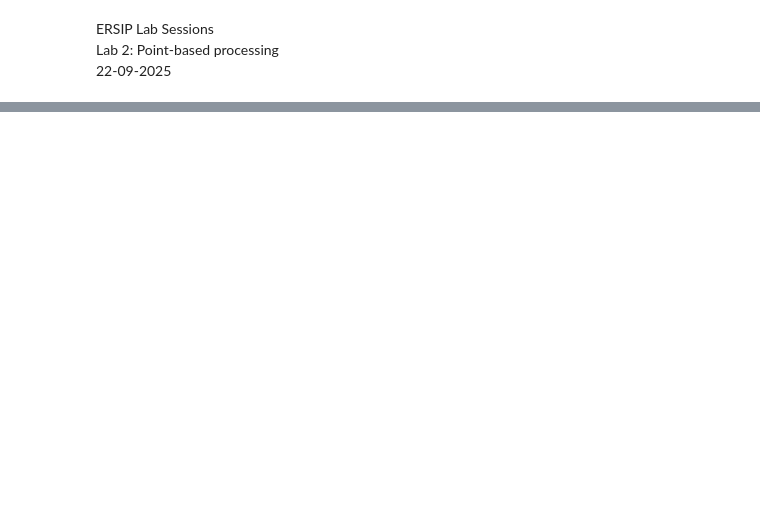
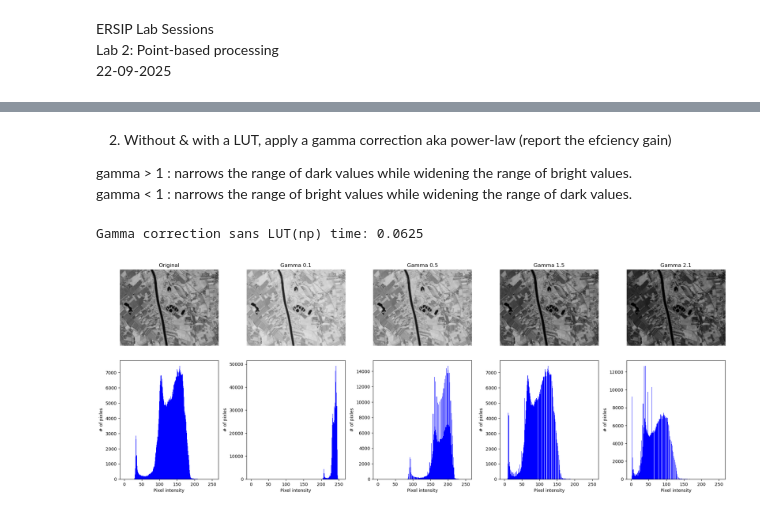
Before and after one commit to Ethel-Ogallo/UBS_ERSIP, a Jupyter notebook: Labs/lab2.ipynb, the cells around one changed output, grey strips where cells are left out. Drawn from its saved outputs; the diff is of its cells as text; code cells hidden in the pictures; blank space fills up the shorter version.

Commit message:
update: point based processing notebook

```diff
--- a/Labs/lab2.ipynb
+++ b/Labs/lab2.ipynb
@@ -73,0 +84,57 @@ plt.plot(chist)
+# %% [markdown]
+2. Without & with a LUT, apply a gamma correction aka power-law (report the efciency gain)
+
+gamma > 1 : narrows the range of dark values while widening the range of bright values.
+gamma < 1 : narrows the range of bright values while widening the range of dark values.
+# %%
+# without LUT
+from skimage import exposure
+
+start = time.process_time()
+
+gammas = [0.1, 0.5, 1.5, 2.1]
+gamma_images = []
+
+# using skimage
+# for g in gammas:
+#     gamma_corrected = exposure.adjust_gamma(input, g)
+#     gamma_images.append(gamma_corrected)
+
+# end = time.process_time()
+# print("Gamma correction sans LUT time:", end - start)
+
+# using numpy
+for g in gammas:
+    # Gamma correction using NumPy
+    gamma_corrected = (((input / 255.0) ** g) * 255).astype(np.uint8)
+    gamma_images.append(gamma_corrected)
+end = time.process_time()
+print("Gamma correction sans LUT(np) time:", end - start)
+
+
+# Display
+images = [input] + gamma_images
+titles = ['Original'] + [f'Gamma {g}' for g in gammas]
+
+n = len(images)
+fig, axes = plt.subplots(2, n, figsize=(4*n, 8))
+
+# Flatten axes to 1D for easy indexing
+axes = axes.flatten()
+
+for i in range(n):
+    # images
+    axes[i].imshow(images[i], cmap='gray')
+    axes[i].set_title(titles[i])
+    axes[i].axis('off')
+
+    # histogram (shift index by n to the bottom row)
+    axes[i+n].hist(images[i].ravel(), bins=256, range=(0, 255), color='blue')
+    axes[i+n].set_xlabel('Pixel intensity')
+    axes[i+n].set_ylabel('# of pixles')
+
+plt.tight_layout()
+plt.show()
+# %% [output]
+Gamma correction sans LUT(np) time: 0.0625
+[figure, added]
```
Also changed, not shown: parts of 19 cells of this notebook, 1 other file.
